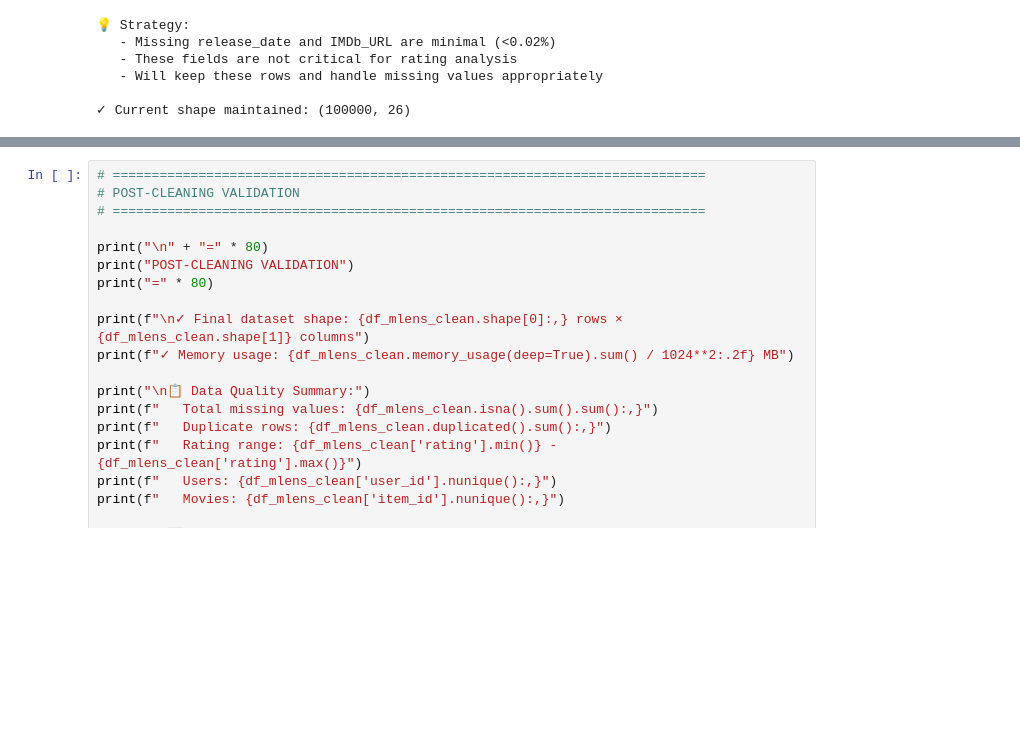
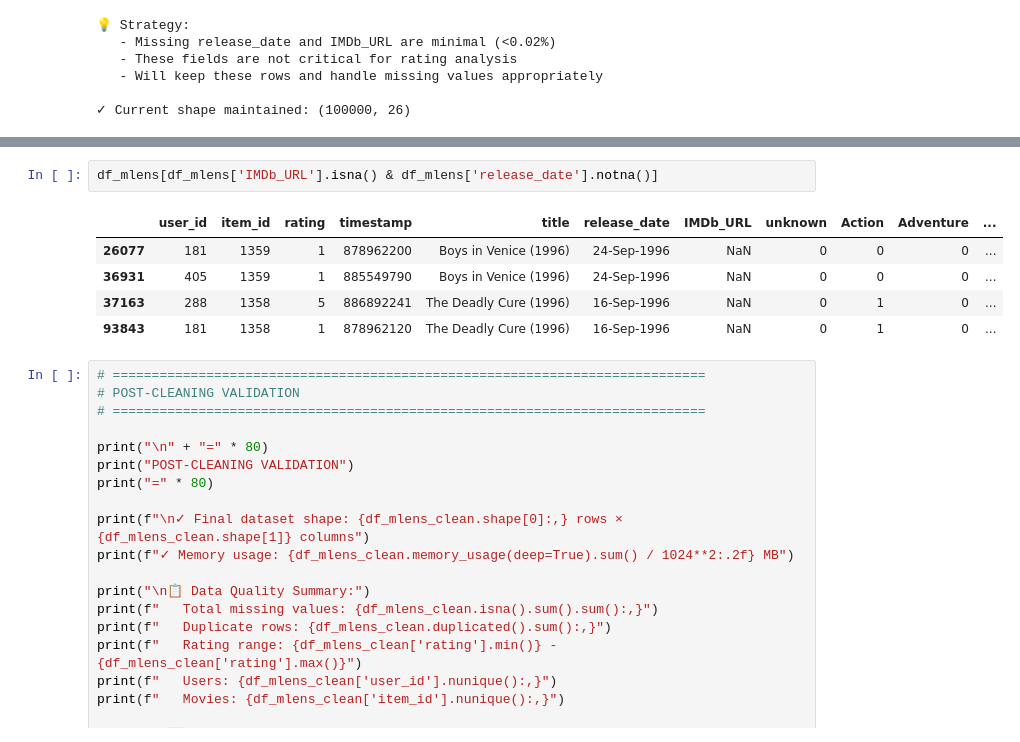
Before and after one commit to Cullen179/Practical-Data-Science, a Jupyter notebook: A1/assignment1_TEMPLATE.ipynb, the cells around one changed output, grey strips where cells are left out. Cells and saved outputs as stored; diff of their text form; blank space fills up the shorter version.

```diff
--- a/A1/assignment1_TEMPLATE.ipynb
+++ b/A1/assignment1_TEMPLATE.ipynb
@@ -1207,3 +1235,11 @@ DATA CLEANING: HANDLING MISSING VALUES
+# %%
+df_mlens[df_mlens['IMDb_URL'].isna() & df_mlens['release_date'].notna()]
+# %% [output]
+|  | user_id | item_id | rating | timestamp | title | release_date | IMDb_URL | unknown | Action | Adventure | ... |
+| 26077 | 181 | 1359 | 1 | 878962200 | Boys in Venice (1996) | 24-Sep-1996 | NaN | 0 | 0 | 0 | ... |
+| 36931 | 405 | 1359 | 1 | 885549790 | Boys in Venice (1996) | 24-Sep-1996 | NaN | 0 | 0 | 0 | ... |
+| 37163 | 288 | 1358 | 5 | 886892241 | The Deadly Cure (1996) | 16-Sep-1996 | NaN | 0 | 1 | 0 | ... |
+| 93843 | 181 | 1358 | 1 | 878962120 | The Deadly Cure (1996) | 16-Sep-1996 | NaN | 0 | 1 | 0 | ... |
 # %%
 # ============================================================================
 # POST-CLEANING VALIDATION
```
Also changed, not shown: parts of 16 cells of this notebook.
